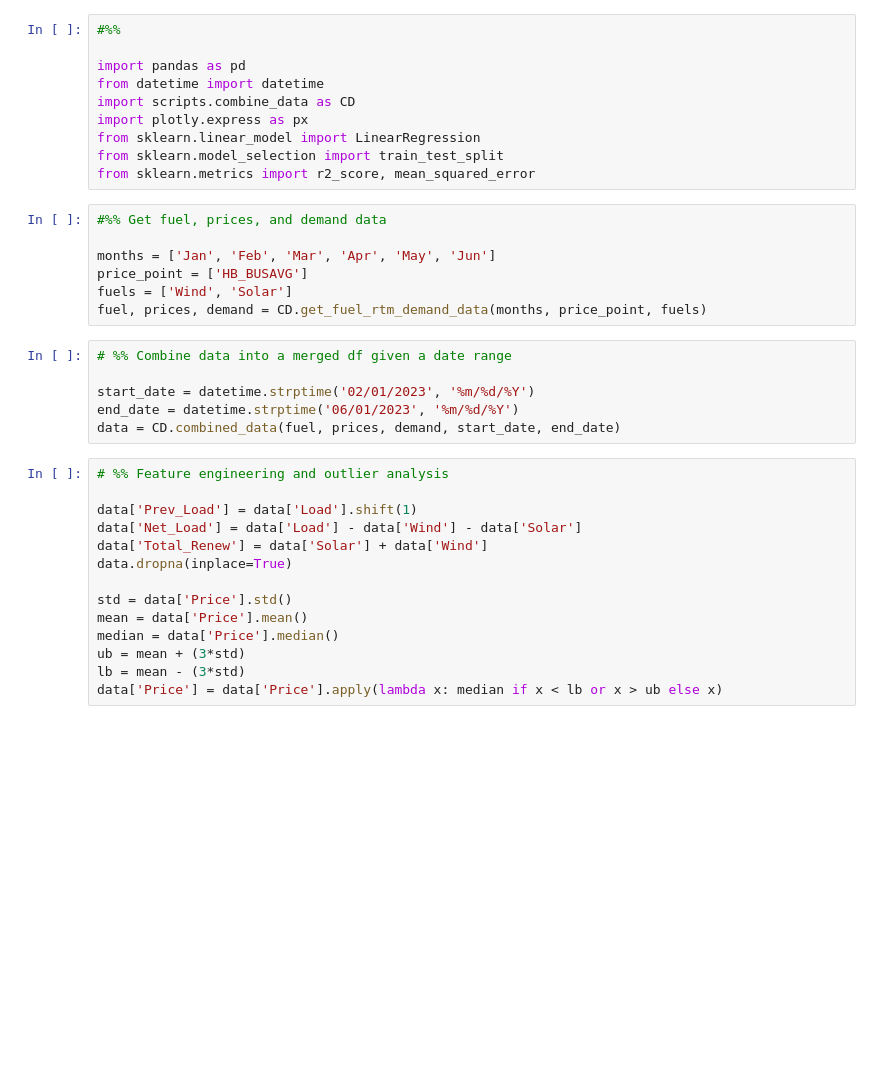
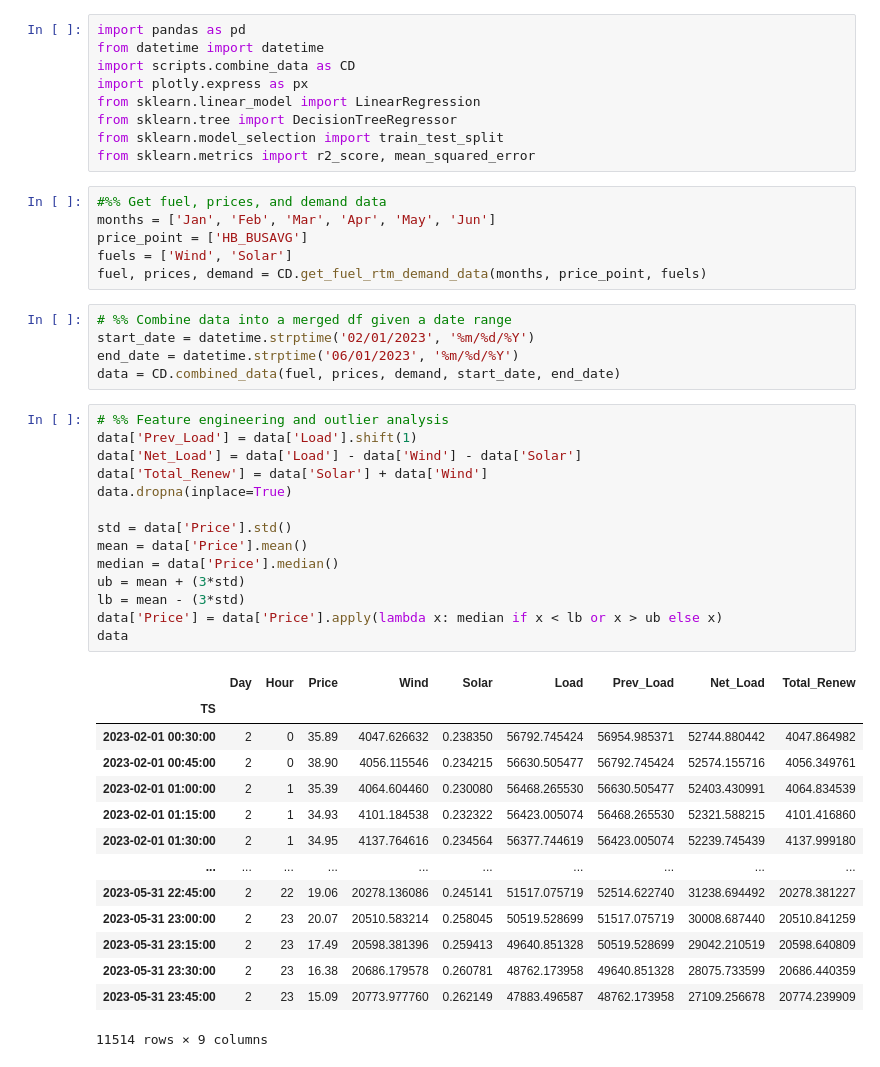
Before and after one commit to KevinGL503/ForecastingApp, a Jupyter notebook: train_models_notebook.ipynb, the cells around one changed output. Drawn from its saved outputs; the diff is of its cells as text; blank space fills up the shorter version.

```diff
--- a/train_models_notebook.ipynb
+++ b/train_models_notebook.ipynb
@@ -1,39 +1,51 @@
 # %%
-#%%
-
 import pandas as pd
 from datetime import datetime
 import scripts.combine_data as CD
 import plotly.express as px
 from sklearn.linear_model import LinearRegression
+from sklearn.tree import DecisionTreeRegressor
 from sklearn.model_selection import train_test_split
 from sklearn.metrics import r2_score, mean_squared_error
 # %%
 #%% Get fuel, prices, and demand data
-
 months = ['Jan', 'Feb', 'Mar', 'Apr', 'May', 'Jun']
 price_point = ['HB_BUSAVG']
 fuels = ['Wind', 'Solar']
 fuel, prices, demand = CD.get_fuel_rtm_demand_data(months, price_point, fuels)
 # %%
 # %% Combine data into a merged df given a date range
-
 start_date = datetime.strptime('02/01/2023', '%m/%d/%Y')
 end_date = datetime.strptime('06/01/2023', '%m/%d/%Y')
 data = CD.combined_data(fuel, prices, demand, start_date, end_date)
 # %%
 # %% Feature engineering and outlier analysis
-
 data['Prev_Load'] = data['Load'].shift(1)
 data['Net_Load'] = data['Load'] - data['Wind'] - data['Solar']
 data['Total_Renew'] = data['Solar'] + data['Wind']
 data.dropna(inplace=True)
 
 std = data['Price'].std()
 mean = data['Price'].mean()
 median = data['Price'].median()
 ub = mean + (3*std)
 lb = mean - (3*std)
 data['Price'] = data['Price'].apply(lambda x: median if x < lb or x > ub else x)
+data
+# %% [output]
+|  | Day | Hour | Price | Wind | Solar | Load | Prev_Load | Net_Load | Total_Renew |
+| TS |  |  |  |  |  |  |  |  |  |
+| 2023-02-01 00:30:00 | 2 | 0 | 35.89 | 4047.626632 | 0.238350 | 56792.745424 | 56954.985371 | 52744.880442 | 4047.864982 |
+| 2023-02-01 00:45:00 | 2 | 0 | 38.90 | 4056.115546 | 0.234215 | 56630.505477 | 56792.745424 | 52574.155716 | 4056.349761 |
+| 2023-02-01 01:00:00 | 2 | 1 | 35.39 | 4064.604460 | 0.230080 | 56468.265530 | 56630.505477 | 52403.430991 | 4064.834539 |
+| 2023-02-01 01:15:00 | 2 | 1 | 34.93 | 4101.184538 | 0.232322 | 56423.005074 | 56468.265530 | 52321.588215 | 4101.416860 |
+| 2023-02-01 01:30:00 | 2 | 1 | 34.95 | 4137.764616 | 0.234564 | 56377.744619 | 56423.005074 | 52239.745439 | 4137.999180 |
+| ... | ... | ... | ... | ... | ... | ... | ... | ... | ... |
+| 2023-05-31 22:45:00 | 2 | 22 | 19.06 | 20278.136086 | 0.245141 | 51517.075719 | 52514.622740 | 31238.694492 | 20278.381227 |
+| 2023-05-31 23:00:00 | 2 | 23 | 20.07 | 20510.583214 | 0.258045 | 50519.528699 | 51517.075719 | 30008.687440 | 20510.841259 |
+| 2023-05-31 23:15:00 | 2 | 23 | 17.49 | 20598.381396 | 0.259413 | 49640.851328 | 50519.528699 | 29042.210519 | 20598.640809 |
+| 2023-05-31 23:30:00 | 2 | 23 | 16.38 | 20686.179578 | 0.260781 | 48762.173958 | 49640.851328 | 28075.733599 | 20686.440359 |
+| 2023-05-31 23:45:00 | 2 | 23 | 15.09 | 20773.977760 | 0.262149 | 47883.496587 | 48762.173958 | 27109.256678 | 20774.239909 |
+11514 rows × 9 columns
 # %%
 # %% Some data visualization
```
Also changed, not shown: parts of 7 cells of this notebook, 1 other file.
